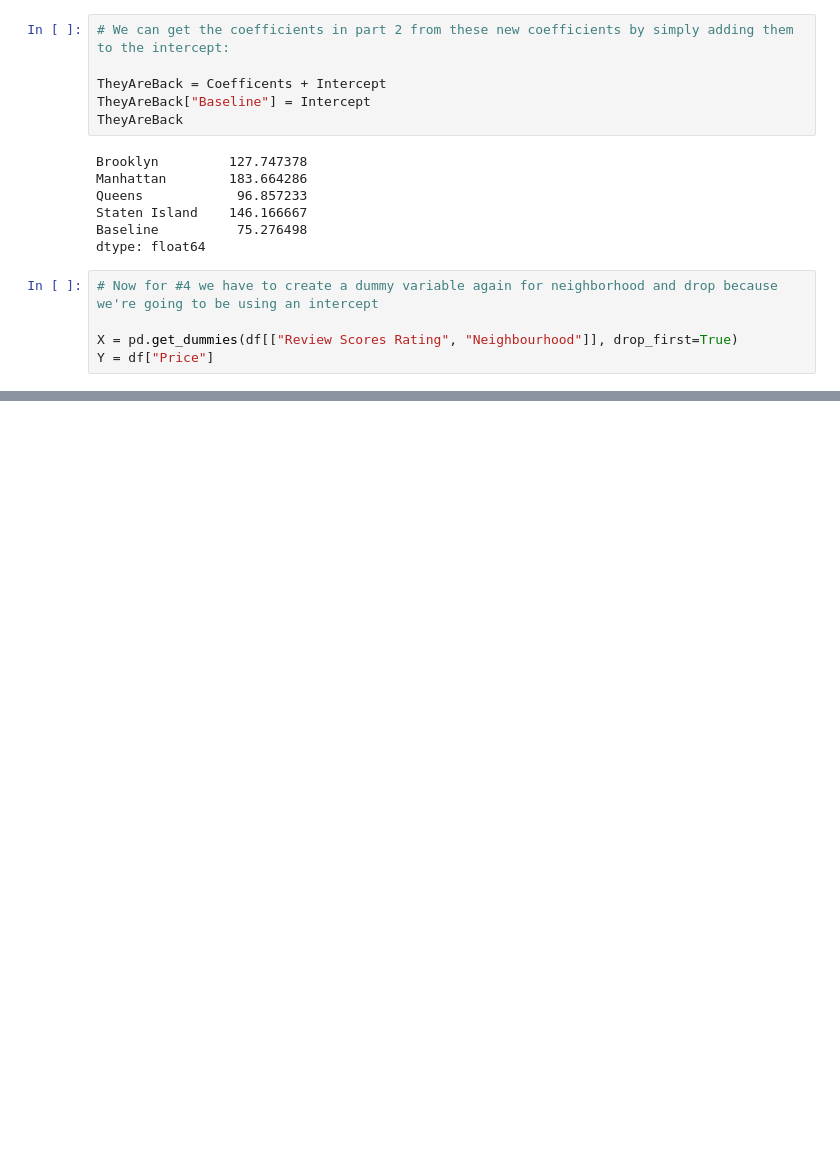
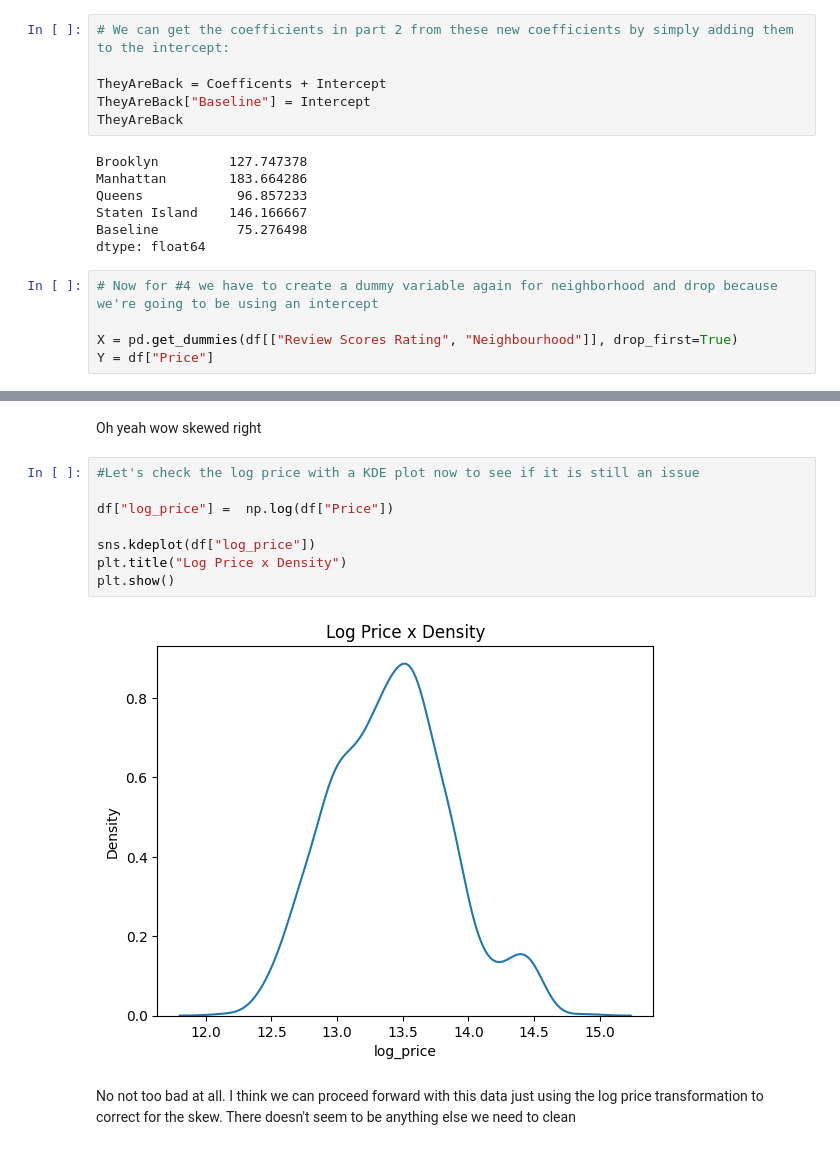
Before and after one commit to kylevogel/week_8, a Jupyter notebook: Lab4.ipynb, the cells around one changed output, grey strips where cells are left out. Saved outputs shown, nothing was run; the diff lists cells and outputs as text; blank space fills up the shorter version.

```diff
--- a/Lab4.ipynb
+++ b/Lab4.ipynb
@@ -188,0 +330,14 @@ LinearRegression()
+# %% [markdown]
+Oh yeah wow skewed right
+# %%
+#Let's check the log price with a KDE plot now to see if it is still an issue
+
+df["log_price"] =  np.log(df["Price"])
+
+sns.kdeplot(df["log_price"])
+plt.title("Log Price x Density")
+plt.show()
+# %% [output]
+[figure, added]
+# %% [markdown]
+No not too bad at all. I think we can proceed forward with this data just using the log price transformation to correct for the skew. There doesn't seem to be anything else we need to clean
```
Also changed, not shown: parts of 46 cells of this notebook, 1 other file.
